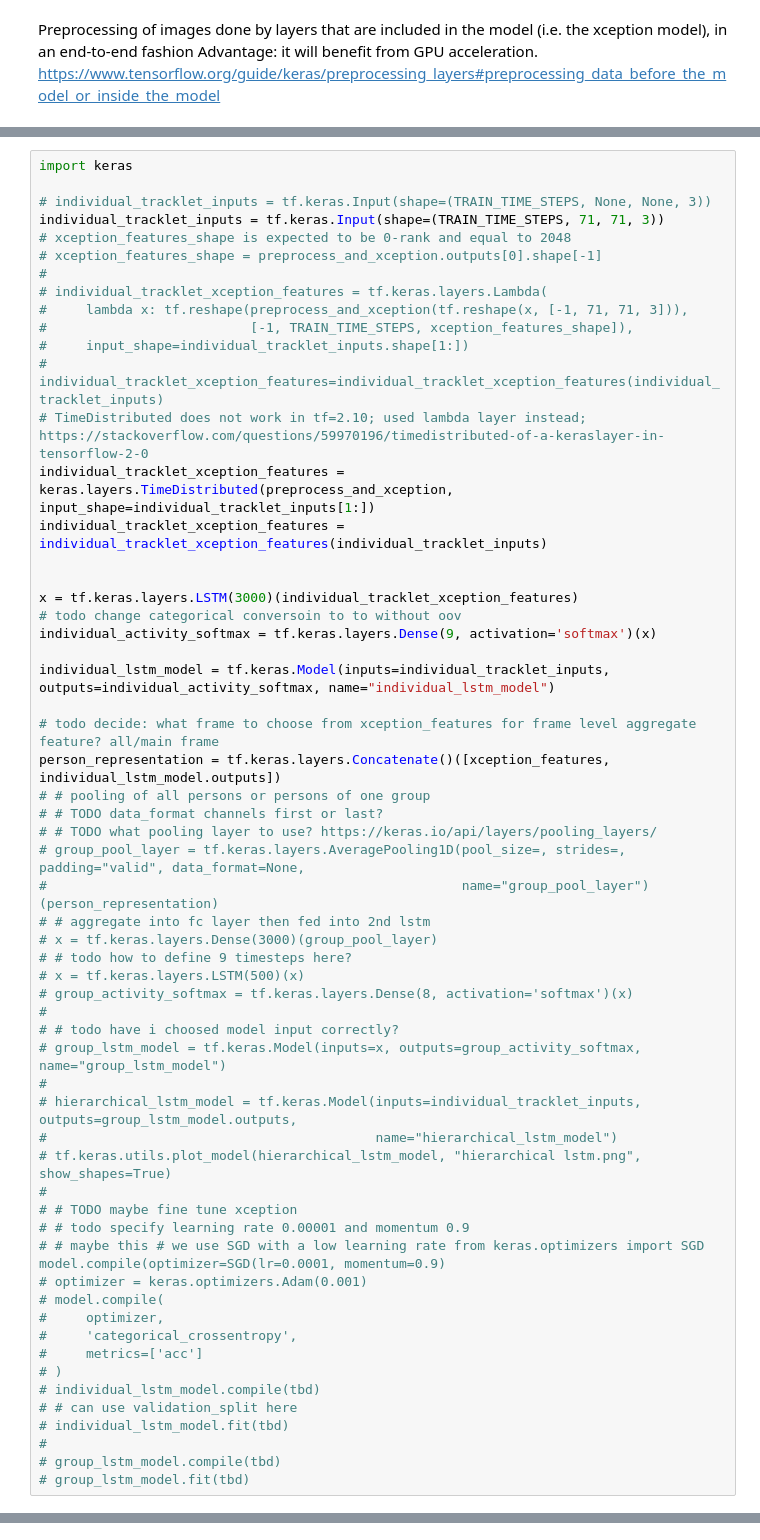
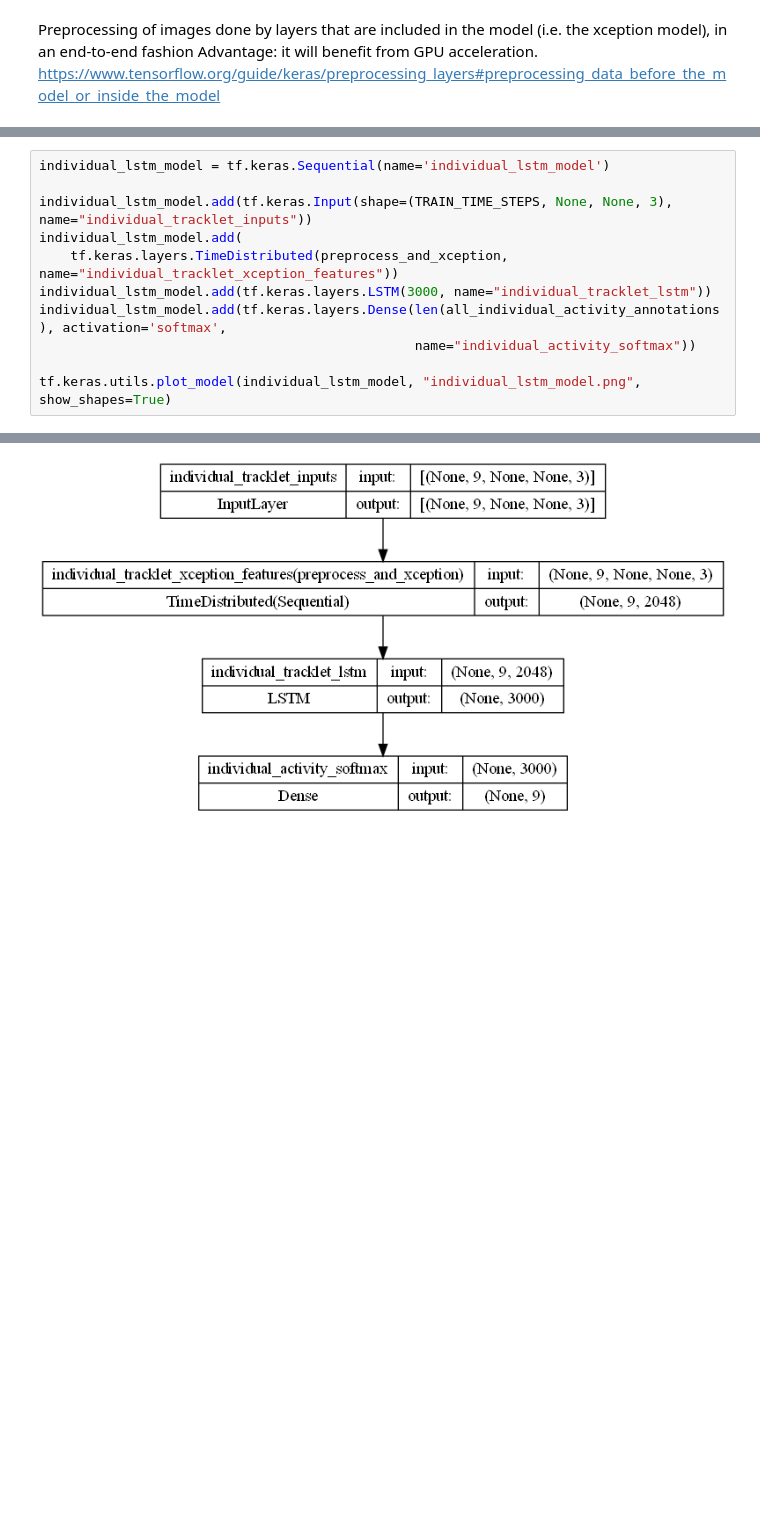
Before and after one commit to n30tri8/hierarchical-lstm-activity-recognition, a Jupyter notebook: notebooks/main.ipynb, the cells around one changed output, grey strips where cells are left out. Cells and saved outputs as stored; diff of their text form; blank space fills up the shorter version.

Commit message:
before raggedTensor adaption

```diff
--- a/notebooks/main.ipynb
+++ b/notebooks/main.ipynb
@@ -194,60 +182,12 @@ tf.keras.utils.plot_model(model, "test lstm.png", show_shapes=True)
 # %%
-import keras
+individual_lstm_model = tf.keras.Sequential(name='individual_lstm_model')
 
-# individual_tracklet_inputs = tf.keras.Input(shape=(TRAIN_TIME_STEPS, None, None, 3))
-individual_tracklet_inputs = tf.keras.Input(shape=(TRAIN_TIME_STEPS, 71, 71, 3))
-# xception_features_shape is expected to be 0-rank and equal to 2048
-# xception_features_shape = preprocess_and_xception.outputs[0].shape[-1]
-#
-# individual_tracklet_xception_features = tf.keras.layers.Lambda(
-#     lambda x: tf.reshape(preprocess_and_xception(tf.reshape(x, [-1, 71, 71, 3])),
-#                          [-1, TRAIN_TIME_STEPS, xception_features_shape]),
-#     input_shape=individual_tracklet_inputs.shape[1:])
-# individual_tracklet_xception_features=individual_tracklet_xception_features(individual_tracklet_inputs)
-# TimeDistributed does not work in tf=2.10; used lambda layer instead; https://stackoverflow.com/questions/59970196/timedistributed-of-a-keraslayer-in-tensorflow-2-0
-individual_tracklet_xception_features = keras.layers.TimeDistributed(preprocess_and_xception, input_shape=individual_tracklet_inputs[1:])
-individual_tracklet_xception_features = individual_tracklet_xception_features(individual_tracklet_inputs)
+individual_lstm_model.add(tf.keras.Input(shape=(TRAIN_TIME_STEPS, None, None, 3), name="individual_tracklet_inputs"))
+individual_lstm_model.add(
+    tf.keras.layers.TimeDistributed(preprocess_and_xception, name="individual_tracklet_xception_features"))
+individual_lstm_model.add(tf.keras.layers.LSTM(3000, name="individual_tracklet_lstm"))
+individual_lstm_model.add(tf.keras.layers.Dense(len(all_individual_activity_annotations), activation='softmax',
+                                                name="individual_activity_softmax"))
 
-
-x = tf.keras.layers.LSTM(3000)(individual_tracklet_xception_features)
-# todo change categorical conversoin to to without oov
-individual_activity_softmax = tf.keras.layers.Dense(9, activation='softmax')(x)
-
-individual_lstm_model = tf.keras.Model(inputs=individual_tracklet_inputs, outputs=individual_activity_softmax, name="individual_lstm_model")
-
-# todo decide: what frame to choose from xception_features for frame level aggregate feature? all/main frame
-person_representation = tf.keras.layers.Concatenate()([xception_features, individual_lstm_model.outputs])
-# # pooling of all persons or persons of one group
-# # TODO data_format channels first or last?
-# # TODO what pooling layer to use? https://keras.io/api/layers/pooling_layers/
-# group_pool_layer = tf.keras.layers.AveragePooling1D(pool_size=, strides=, padding="valid", data_format=None,
-#                                                     name="group_pool_layer")(person_representation)
-# # aggregate into fc layer then fed into 2nd lstm
-# x = tf.keras.layers.Dense(3000)(group_pool_layer)
-# # todo how to define 9 timesteps here?
-# x = tf.keras.layers.LSTM(500)(x)
-# group_activity_softmax = tf.keras.layers.Dense(8, activation='softmax')(x)
-#
-# # todo have i choosed model input correctly?
-# group_lstm_model = tf.keras.Model(inputs=x, outputs=group_activity_softmax, name="group_lstm_model")
-#
-# hierarchical_lstm_model = tf.keras.Model(inputs=individual_tracklet_inputs, outputs=group_lstm_model.outputs,
-#                                          name="hierarchical_lstm_model")
-# tf.keras.utils.plot_model(hierarchical_lstm_model, "hierarchical lstm.png", show_shapes=True)
-#
-# # TODO maybe fine tune xception
-# # todo specify learning rate 0.00001 and momentum 0.9
-# # maybe this # we use SGD with a low learning rate from keras.optimizers import SGD model.compile(optimizer=SGD(lr=0.0001, momentum=0.9)
-# optimizer = keras.optimizers.Adam(0.001)
-# model.compile(
-#     optimizer,
-#     'categorical_crossentropy',
-#     metrics=['acc']
-# )
-# individual_lstm_model.compile(tbd)
-# # can use validation_split here
-# individual_lstm_model.fit(tbd)
-#
-# group_lstm_model.compile(tbd)
-# group_lstm_model.fit(tbd)
+tf.keras.utils.plot_model(individual_lstm_model, "individual_lstm_model.png", show_shapes=True)
 # %% [output]
@@ -257,0 +194 @@ Please run in eager mode or implement the `compute_output_shape` method on your
+[figure, added]
```
Also changed, not shown: parts of 14 cells of this notebook.
